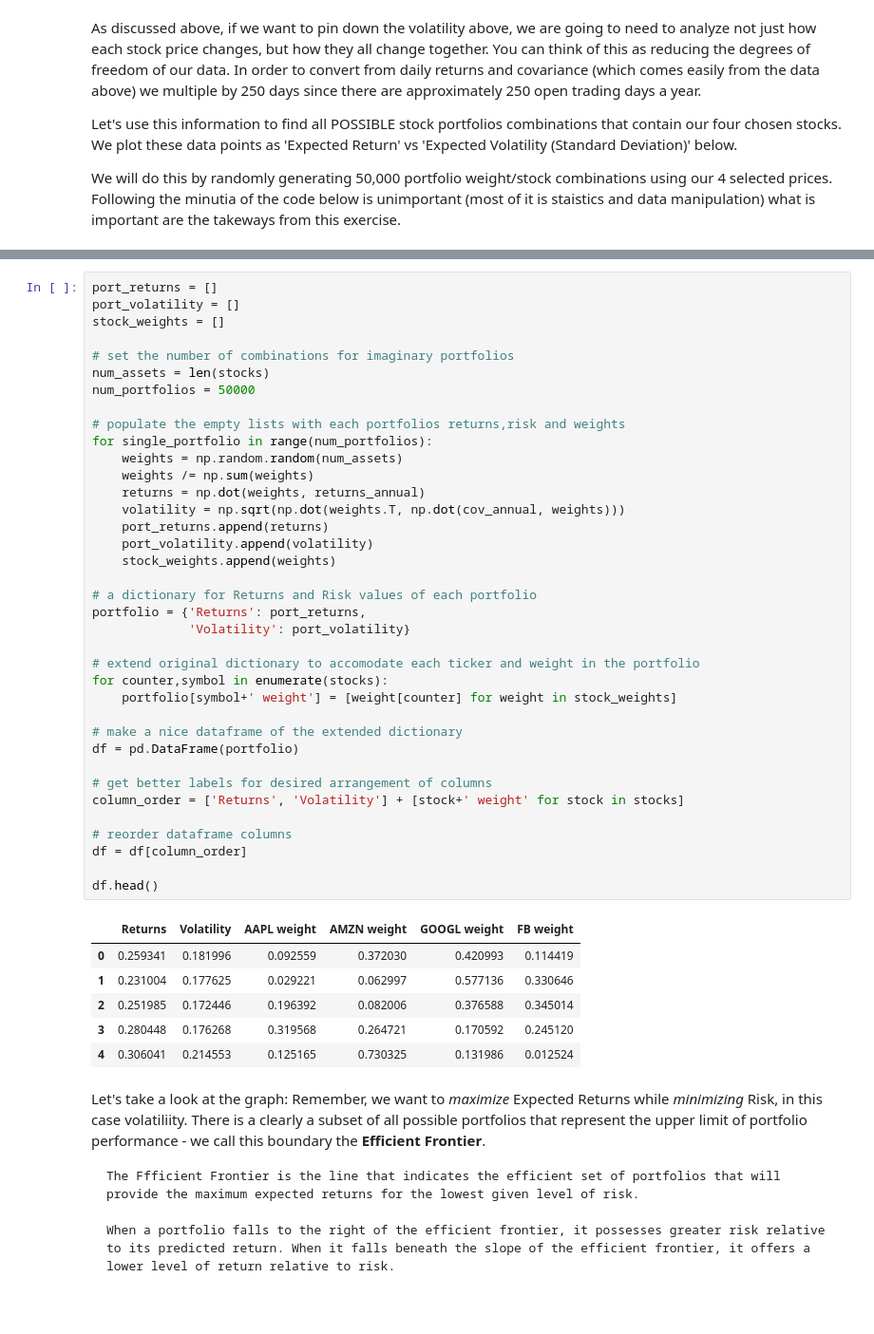
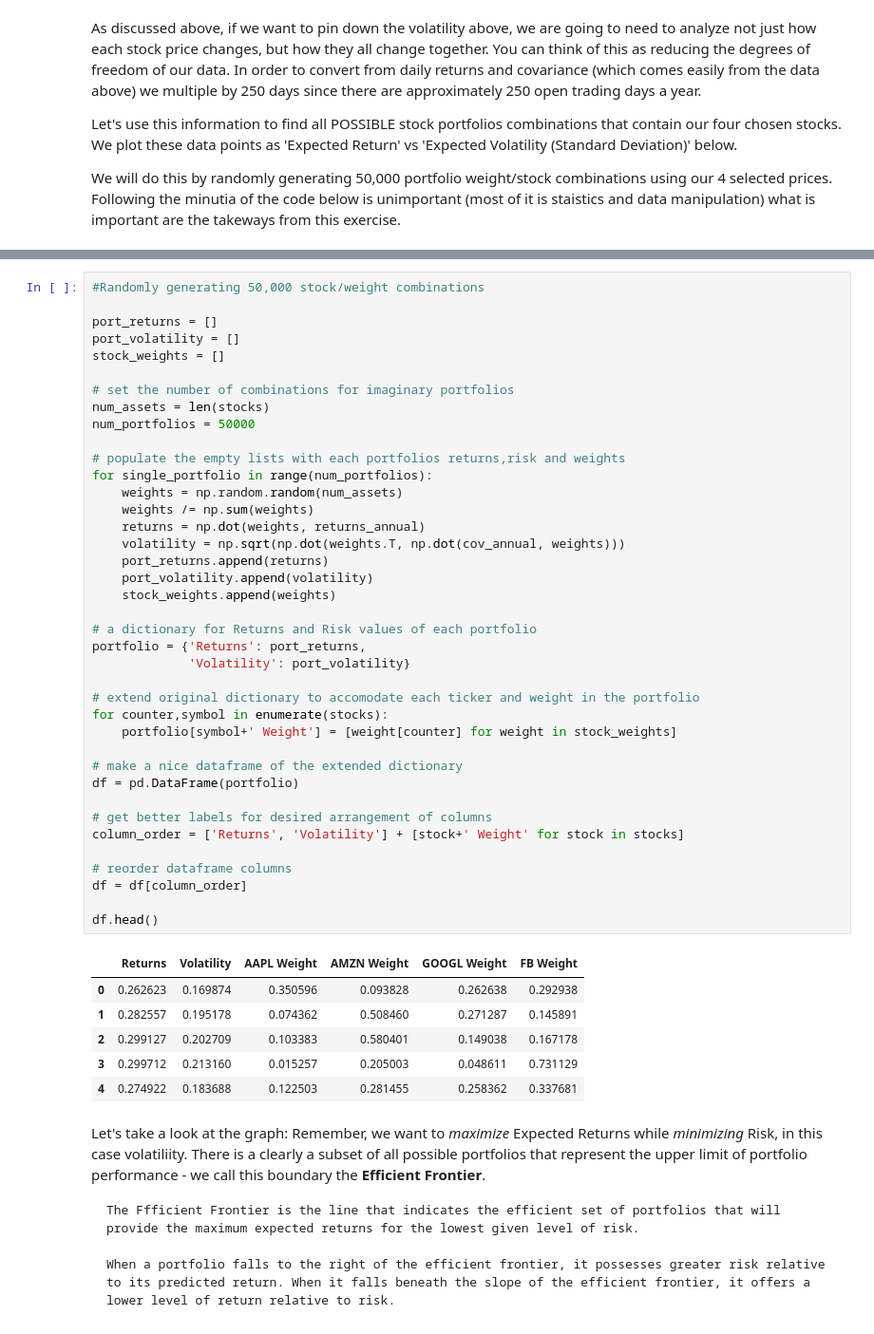
Before and after one commit to andrewscottcohen/QFO_Blog, a Jupyter notebook: QFO_Blog.ipynb, the cells around one changed output, grey strips where cells are left out. Shown at 95% size. Drawn from its saved outputs; the diff is of its cells as text.

```diff
--- a/QFO_Blog.ipynb
+++ b/QFO_Blog.ipynb
@@ -131,4 +172,6 @@ cov_annual = cov_daily * 250
 # %%
+#Randomly generating 50,000 stock/weight combinations
+
 port_returns = []
 port_volatility = []
 stock_weights = []
@@ -137,41 +180,41 @@ stock_weights = []
 num_assets = len(stocks)
 num_portfolios = 50000
 
 # populate the empty lists with each portfolios returns,risk and weights
 for single_portfolio in range(num_portfolios):
     weights = np.random.random(num_assets)
     weights /= np.sum(weights)
     returns = np.dot(weights, returns_annual)
     volatility = np.sqrt(np.dot(weights.T, np.dot(cov_annual, weights)))
     port_returns.append(returns)
     port_volatility.append(volatility)
     stock_weights.append(weights)
 
 # a dictionary for Returns and Risk values of each portfolio
 portfolio = {'Returns': port_returns,
              'Volatility': port_volatility}
 
 # extend original dictionary to accomodate each ticker and weight in the portfolio
 for counter,symbol in enumerate(stocks):
-    portfolio[symbol+' weight'] = [weight[counter] for weight in stock_weights]
+    portfolio[symbol+' Weight'] = [weight[counter] for weight in stock_weights]
 
 # make a nice dataframe of the extended dictionary
 df = pd.DataFrame(portfolio)
 
 # get better labels for desired arrangement of columns
-column_order = ['Returns', 'Volatility'] + [stock+' weight' for stock in stocks]
+column_order = ['Returns', 'Volatility'] + [stock+' Weight' for stock in stocks]
 
 # reorder dataframe columns
 df = df[column_order]
 
 df.head()
 # %% [output]
-|  | Returns | Volatility | AAPL weight | AMZN weight | GOOGL weight | FB weight |
-| 0 | 0.259341 | 0.181996 | 0.092559 | 0.372030 | 0.420993 | 0.114419 |
-| 1 | 0.231004 | 0.177625 | 0.029221 | 0.062997 | 0.577136 | 0.330646 |
-| 2 | 0.251985 | 0.172446 | 0.196392 | 0.082006 | 0.376588 | 0.345014 |
-| 3 | 0.280448 | 0.176268 | 0.319568 | 0.264721 | 0.170592 | 0.245120 |
-| 4 | 0.306041 | 0.214553 | 0.125165 | 0.730325 | 0.131986 | 0.012524 |
+|  | Returns | Volatility | AAPL Weight | AMZN Weight | GOOGL Weight | FB Weight |
+| 0 | 0.262623 | 0.169874 | 0.350596 | 0.093828 | 0.262638 | 0.292938 |
+| 1 | 0.282557 | 0.195178 | 0.074362 | 0.508460 | 0.271287 | 0.145891 |
+| 2 | 0.299127 | 0.202709 | 0.103383 | 0.580401 | 0.149038 | 0.167178 |
+| 3 | 0.299712 | 0.213160 | 0.015257 | 0.205003 | 0.048611 | 0.731129 |
+| 4 | 0.274922 | 0.183688 | 0.122503 | 0.281455 | 0.258362 | 0.337681 |
 # %% [markdown]
 Let's take a look at the graph:
     Remember, we want to *maximize* Expected Returns while *minimizing* Risk, in this case volatiliity. There is a clearly a subset of all possible portfolios that represent the upper limit of portfolio performance - we call this boundary the **Efficient Frontier**.
```
Also changed, not shown: parts of 44 cells of this notebook.
